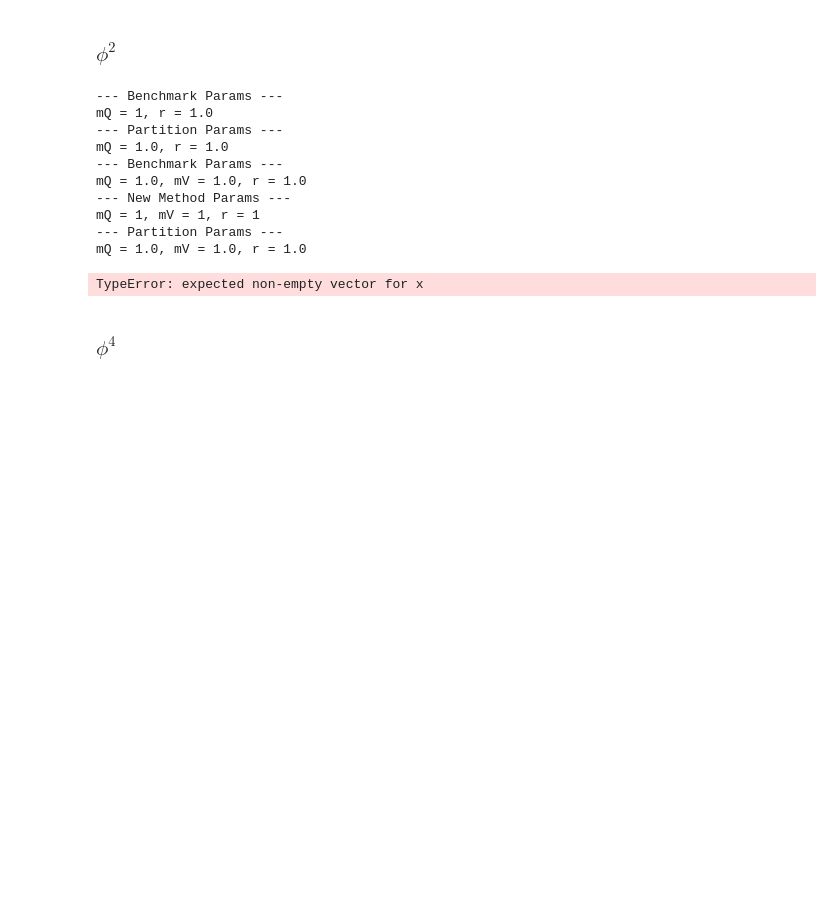
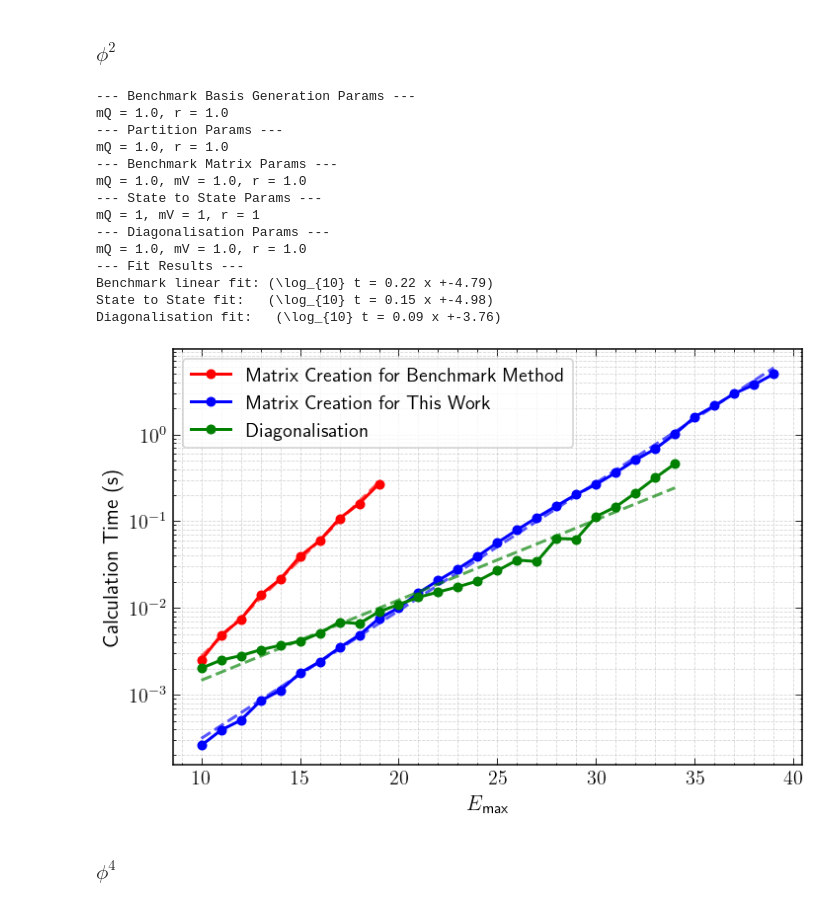
Before and after one commit to miarobin/FasterHT, a Jupyter notebook: TimingPlots.ipynb, the cells around one changed output. Cells and saved outputs as stored; diff of their text form; code cells hidden in the pictures; blank space fills up the shorter version.

```diff
--- a/TimingPlots.ipynb
+++ b/TimingPlots.ipynb
@@ -321,7 +321,7 @@ New fit:              (\log_{10} t = 0.17 x +-4.54)
 # 1. Importing basis generation timings.
 
 #This file is produced from the code of https://arxiv.org/abs/2110.08273 and imported here.
-csv_filename = "LargeRuns/benchmark_basisgen_results.csv"
+csv_filename = "benchmark_basisgen_results.csv"
 execution_basisgen_bench = []; emax_basisgen_bench = []
 with open(csv_filename, mode="r") as file:
     reader = csv.reader(file)
@@ -340,7 +340,7 @@ with open(csv_filename, mode="r") as file:
 
 
 # This file is produced from the code `basis_generation_timing.ipynb` and imported here.
-csv_filename = "LargeRuns/partition_basisgen_results.csv"
+csv_filename = "partition_basisgen_results.csv"
 execution_basisgen_part = []; emax_basisgen_part = []
 with open(csv_filename, mode="r") as file:
     reader = csv.reader(file)
@@ -361,7 +361,7 @@ with open(csv_filename, mode="r") as file:
 # 2. Importing Transition Matrix Timings
 
 #This file is produced from the code 'phi2_truncation.ipynb' and imported here.
-benchmark_filename = "LargeRuns/phi2_benchmark_results.csv"
+benchmark_filename = "phi2_benchmark_results.csv"
 execution_matrix_bench = []; emax_matrix_bench = []
 with open(benchmark_filename, mode="r") as file:
     reader = csv.reader(file)
@@ -420,7 +420,7 @@ for ix, jx in zip(ixs, jxs):
 
 
 # 4. Importing Diagonalisation Timings
-csv_filename = "LargeRuns/phi2_benchmark_diagonalisation.csv"
+csv_filename = "phi2_benchmark_diagonalisation.csv"
 execution_diagonalisation = []; emax_diagonalisation = []
 with open(csv_filename, mode="r") as file:
     reader = csv.reader(file)
@@ -467,39 +467,43 @@ ax1.plot(total_emax_bench, total_creation_bench, marker ='o', linestyle='-', col
 ax1.plot(
     xs_bench, 10**poly_bench(xs_bench),
     '--', color='r', alpha=0.66
 )
 ax1.plot(total_emax_statestate, total_creation_statestate, marker ='o', linestyle='-', color='b', label='Matrix Creation for This Work')
 ax1.plot(
     xs_statestate, 10**poly_statestate(xs_statestate),
     '--', color='b', alpha=0.66
 )
 ax1.plot(emax_diagonalisation, execution_diagonalisation, marker ='o', linestyle='-', color='g', label='Diagonalisation')
 ax1.plot(
     xs_diag, 10**poly_diag(xs_diag),
     '--', color='g', alpha=0.66
 )
 
 plt.legend()
 plt.savefig('phi2_summary.pdf',format='pdf')
 
 
 # 6. Print fit results.
 print('--- Fit Results ---')
 print(rf'Benchmark linear fit: (\log_{{10}} t = {coef_bench[0]:.2f} x +{coef_bench[1]:.2f})')
 print(rf'State to State fit:   (\log_{{10}} t = {coef_statestate[0]:.2f} x +{coef_statestate[1]:.2f})')
 print(rf'Diagonalisation fit:   (\log_{{10}} t = {coef_diag[0]:.2f} x +{coef_diag[1]:.2f})')
 # %% [output]
---- Benchmark Params ---
-mQ = 1, r = 1.0
+--- Benchmark Basis Generation Params ---
+mQ = 1.0, r = 1.0
 --- Partition Params ---
 mQ = 1.0, r = 1.0
---- Benchmark Params ---
+--- Benchmark Matrix Params ---
 mQ = 1.0, mV = 1.0, r = 1.0
---- New Method Params ---
+--- State to State Params ---
 mQ = 1, mV = 1, r = 1
---- Partition Params ---
+--- Diagonalisation Params ---
 mQ = 1.0, mV = 1.0, r = 1.0
+--- Fit Results ---
+Benchmark linear fit: (\log_{10} t = 0.22 x +-4.79)
+State to State fit:   (\log_{10} t = 0.15 x +-4.98)
+Diagonalisation fit:   (\log_{10} t = 0.09 x +-3.76)
-TypeError: expected non-empty vector for x
+[figure, added]
 # %% [markdown]
 ### $\phi^4$
 # %%
```
Also changed, not shown: parts of 4 cells of this notebook.
